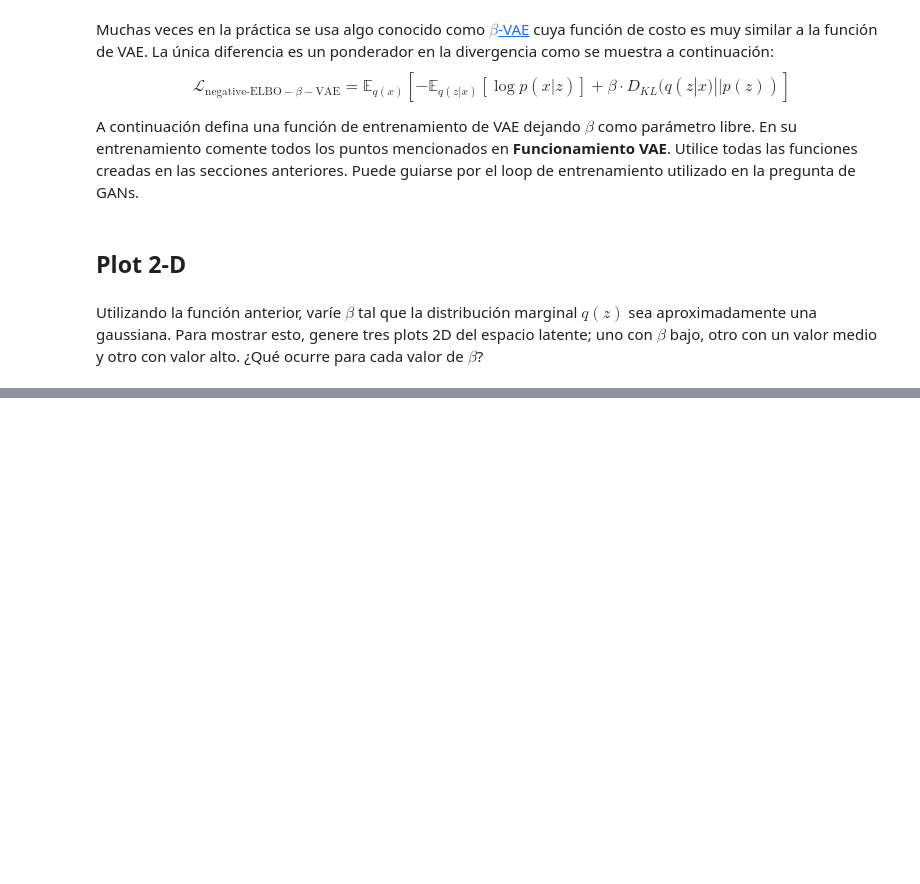
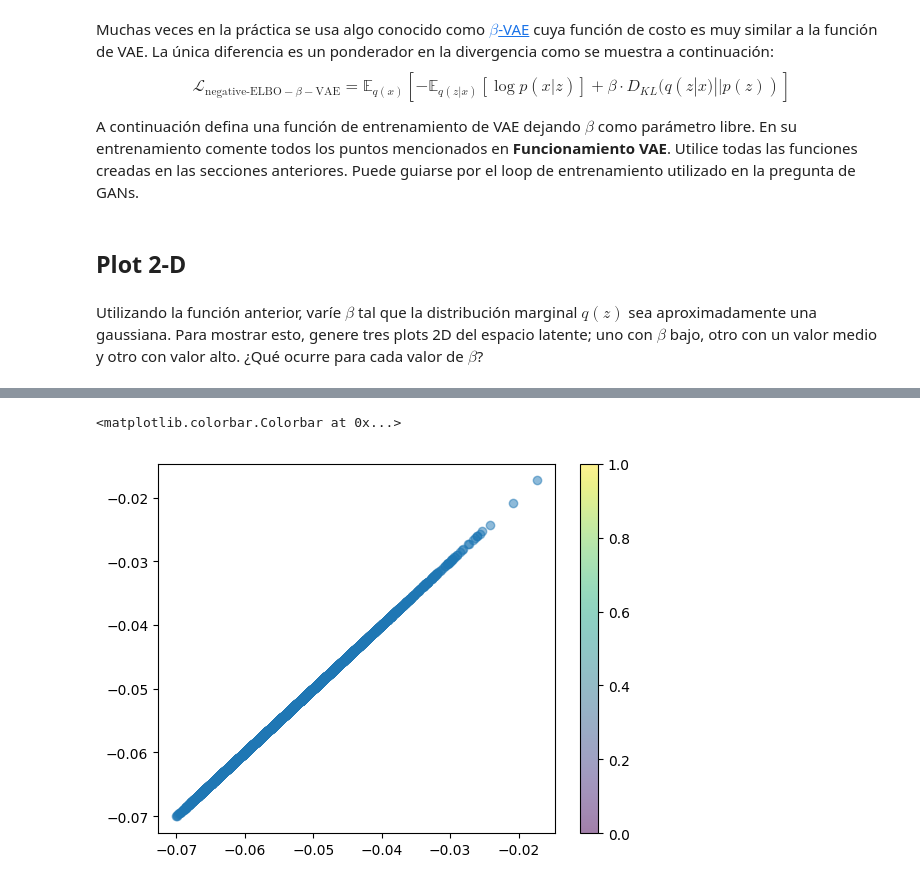
Before and after one commit to nfierroflo/EL7006-1, a Jupyter notebook: T4-GANs&VAEs/EL7006_T4_P2_VAE_Enunciado.ipynb, the cells around one changed output, grey strips where cells are left out. Drawn from its saved outputs; the diff is of its cells as text; code cells hidden in the pictures; blank space fills up the shorter version.

```diff
--- a/T4-GANs&VAEs/EL7006_T4_P2_VAE_Enunciado.ipynb
+++ b/T4-GANs&VAEs/EL7006_T4_P2_VAE_Enunciado.ipynb
@@ -102,7 +210,7 @@ torch.manual_seed(0); # Set for testing purposes, please do not change!
 # i_device = 1
 # device = 'cuda:{0}'.format(i_device)
 # Otherwise, uncomment the following line:
-# device = 'cuda'
+device = 'cuda'
 # %% [markdown]
 <h3> Bloque del Generador </h3>
 
@@ -258,0 +471,32 @@ Utilizando la función anterior, varíe $\beta$ tal que la distribución margina
+# %%
+batch_size = 10000
+
+transform = transforms.Compose([
+    transforms.ToTensor(),
+    transforms.Normalize((0.5,), (0.5,)),
+])
+
+dataloader = DataLoader(
+    MNIST('.', download=True, transform=transform),
+    batch_size=batch_size,
+    shuffle=True)
+
+# Get latent representations for MNIST data
+with torch.no_grad():
+    for data, labels in dataloader:
+        data=data
+        labels=labels
+        break
+# %%
+enc=Encoder().to(device)
+beta=0.1
+enc.load_state_dict(torch.load(f'enc_beta{beta}.pth'))
+latent_representations = enc(data.to(device))
+x=torch.squeeze(latent_representations[0][:, 0]).detach().cpu().numpy()
+y=torch.squeeze(latent_representations[0][:, 1]).detach().cpu().numpy()
+labels=labels.detach().cpu().numpy()
+plt.scatter(x, y, alpha=0.5)
+plt.colorbar()
+# %% [output]
+<matplotlib.colorbar.Colorbar at 0x...>
+[figure, added]
```
Also changed, not shown: parts of 14 cells of this notebook, 6 other files.
